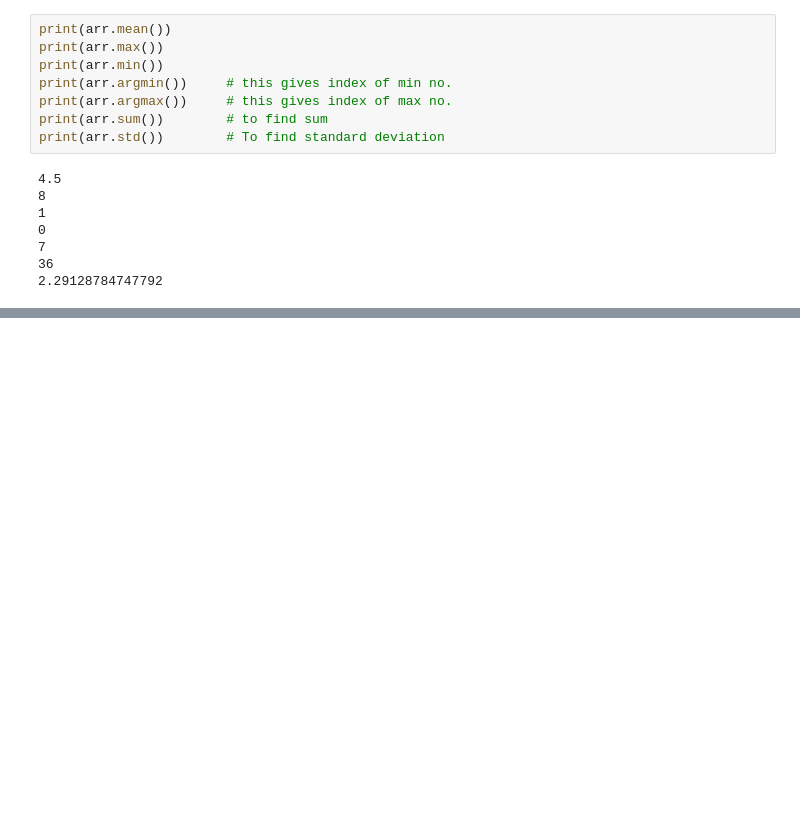
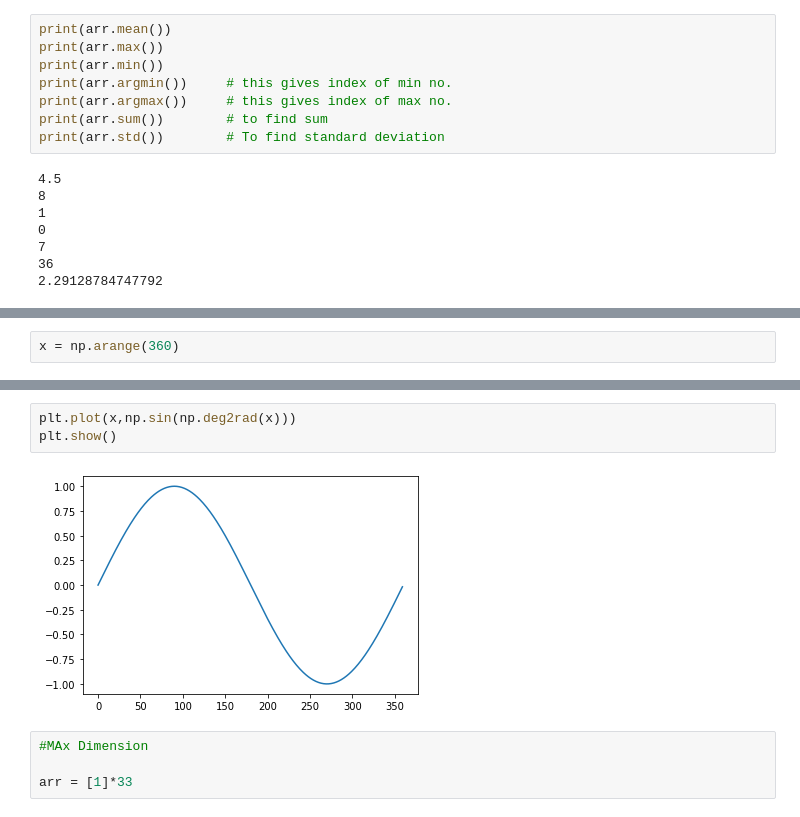
Before and after one commit to sumeet2-lab/Python, a Jupyter notebook: Numpy.ipynb, the cells around one changed output, grey strips where cells are left out. Cells and saved outputs as stored; diff of their text form; blank space fills up the shorter version.

```diff
--- a/Numpy.ipynb
+++ b/Numpy.ipynb
@@ -473,0 +507,2 @@ print(arr.std())        # To find standard deviation
+# %%
+x = np.arange(360)
@@ -473,0 +529,9 @@ print(arr.std())        # To find standard deviation
+# %%
+plt.plot(x,np.sin(np.deg2rad(x)))
+plt.show()
+# %% [output]
+[figure, added]
+# %%
+#MAx Dimension
+
+arr = [1]*33
```
Also changed, not shown: parts of 11 cells of this notebook.
